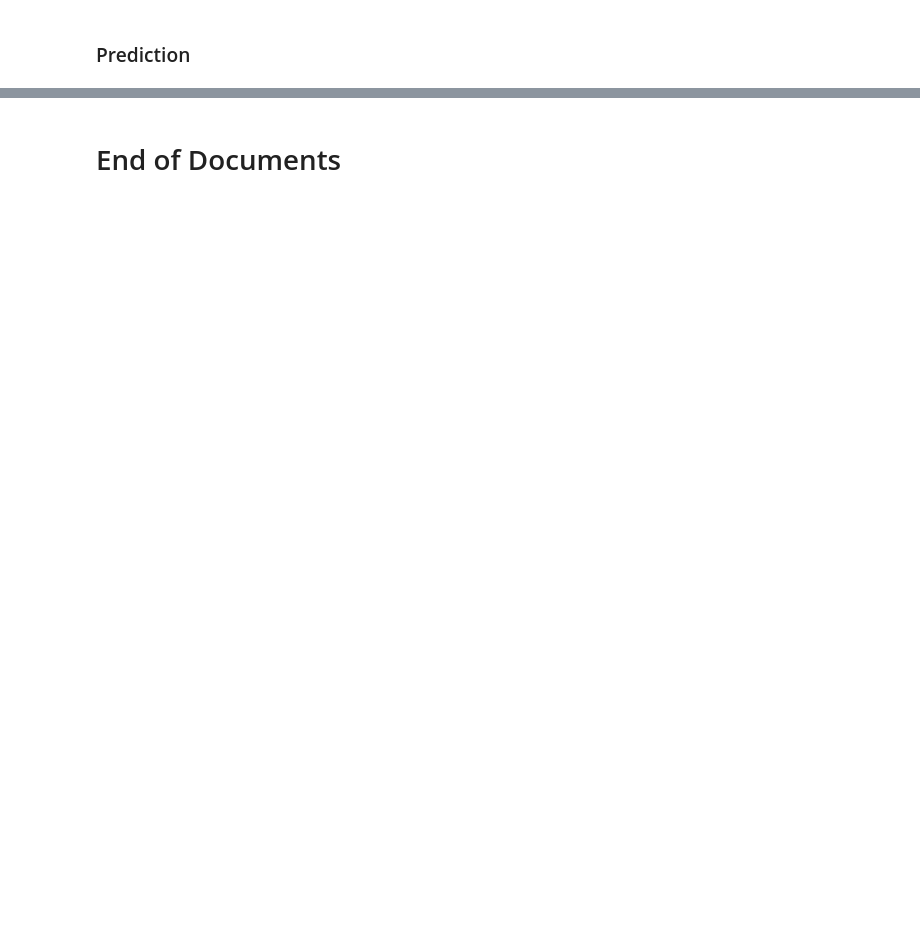
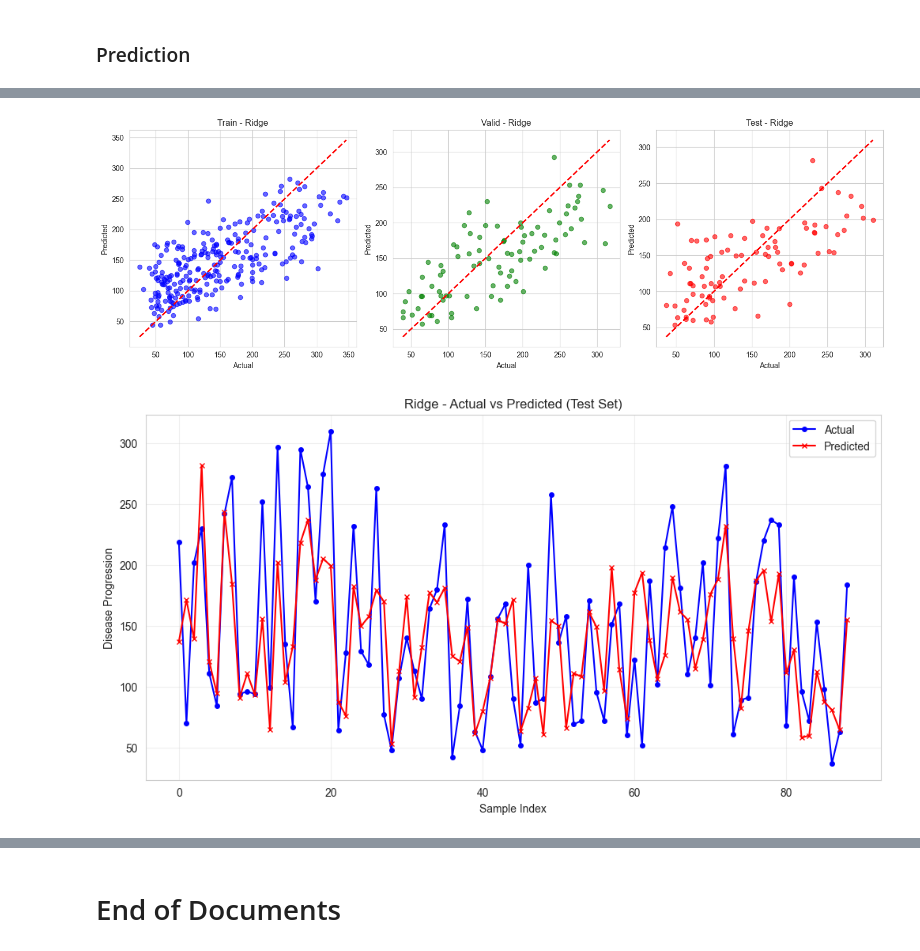
Before and after one commit to haewoondae/SKALA, a Jupyter notebook: 6_데이터분석_및_MLOps/02-MachineLearning/10-ml-regression.ipynb, the cells around one changed output, grey strips where cells are left out. Cells and saved outputs as stored; diff of their text form; code cells hidden in the pictures; blank space fills up the shorter version.

```diff
--- a/6_데이터분석_및_MLOps/02-MachineLearning/10-ml-regression.ipynb
+++ b/6_데이터분석_및_MLOps/02-MachineLearning/10-ml-regression.ipynb
@@ -552,0 +719,10 @@ models = {
+# %%
+# Best Model로 예측 수행
+y_train_pred_best = best_model.predict(X_train)
+y_valid_pred_best = best_model.predict(X_valid)
+y_test_pred_best = best_model.predict(X_test)
+
+print(f"=== {best_model_name} 예측 완료 ===")
+print(f"Train 예측 샘플 수: {len(y_train_pred_best)}")
+print(f"Valid 예측 샘플 수: {len(y_valid_pred_best)}")
+print(f"Test 예측 샘플 수: {len(y_test_pred_best)}")
@@ -552,0 +770,44 @@ models = {
+# %%
+# actual vs predicted visualization
+plt.figure(figsize=(15, 5))
+
+# 훈련 데이터
+plt.subplot(1, 3, 1)
+plt.scatter(y_train, y_train_pred_best, alpha=0.6, color="blue")
+plt.plot([y_train.min(), y_train.max()], [y_train.min(), y_train.max()], "r--", lw=2)
+plt.xlabel("Actual")
+plt.ylabel("Predicted")
+plt.title(f"Train - {best_model_name}")
+
+# 검증 데이터
+plt.subplot(1, 3, 2)
+plt.scatter(y_valid, y_valid_pred_best, alpha=0.6, color="green")
+plt.plot([y_valid.min(), y_valid.max()], [y_valid.min(), y_valid.max()], "r--", lw=2)
+plt.xlabel("Actual")
+plt.ylabel("Predicted")
+plt.title(f"Valid - {best_model_name}")
+
+# 테스트 데이터
+plt.subplot(1, 3, 3)
+plt.scatter(y_test, y_test_pred_best, alpha=0.6, color="red")
+plt.plot([y_test.min(), y_test.max()], [y_test.min(), y_test.max()], "r--", lw=2)
+plt.xlabel("Actual")
+plt.ylabel("Predicted")
+plt.title(f"Test - {best_model_name}")
+
+plt.tight_layout()
+plt.show()
+
+# 시계열 형태로 실제값 vs 예측값 비교
+plt.figure(figsize=(12, 6))
+plt.plot(y_test.values, label="Actual", marker="o", color="blue", markersize=4)
+plt.plot(y_test_pred_best, label="Predicted", marker="x", color="red", markersize=4)
+plt.title(f"{best_model_name} - Actual vs Predicted (Test Set)")
+plt.xlabel("Sample Index")
+plt.ylabel("Disease Progression")
+plt.legend()
+plt.grid(True, alpha=0.3)
+plt.show()
+# %% [output]
+[figure, added]
+[figure, added]
```
Also changed, not shown: parts of 23 cells of this notebook, 12 other files.
